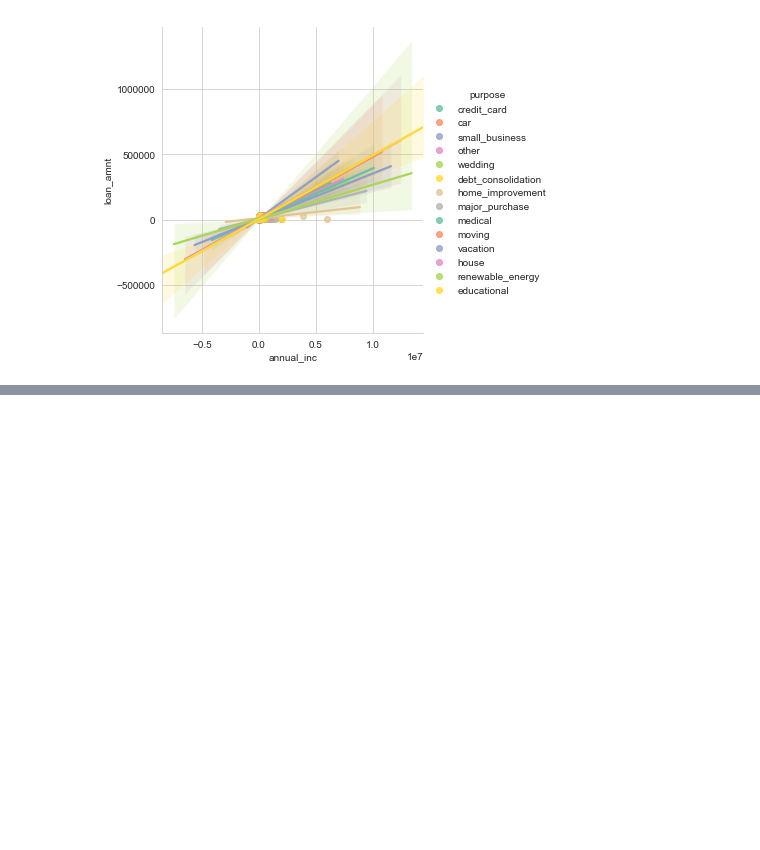
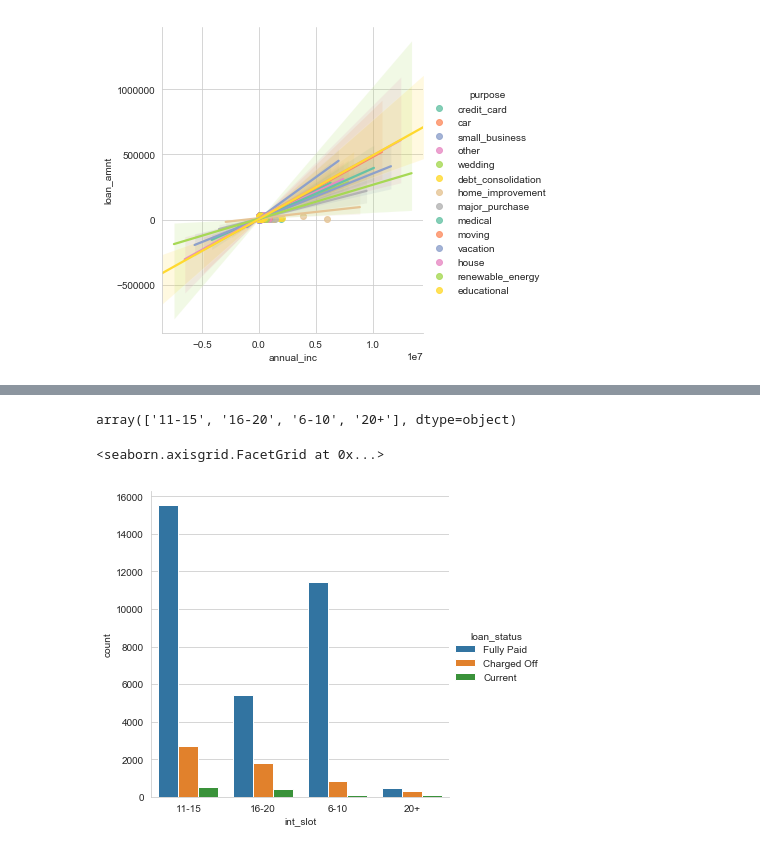
Before and after one commit to krishnamurthypranesh/super-duper-tribble, a Jupyter notebook: src/scripts/LoanDatsaset_RR.ipynb, the cells around one changed output, grey strips where cells are left out. Saved outputs shown, nothing was run; the diff lists cells and outputs as text; code cells hidden in the pictures; blank space fills up the shorter version.

```diff
--- a/src/scripts/LoanDatsaset_RR.ipynb
+++ b/src/scripts/LoanDatsaset_RR.ipynb
@@ -343,0 +347,8 @@ loanDF.policy_code.unique()
+# %%
+#uberDF.loc[(uberDF.Request_HR >= 0) & (uberDF.Request_HR < 1),'TimeSlot'] = 'Mid Night'
+#loanDF.int_rate   = pd.to_numeric(loanDF.int_rate.str.replace('%','').str.strip())
+loanDF.loc[(loanDF.int_rate <= 5), 'int_slot'] = '0-5'
+loanDF.loc[(loanDF.int_rate > 5) & (loanDF.int_rate <= 10), 'int_slot'] = '6-10'
+loanDF.loc[(loanDF.int_rate > 10) & (loanDF.int_rate <= 15), 'int_slot'] = '11-15'
+loanDF.loc[(loanDF.int_rate > 15) & (loanDF.int_rate <= 20), 'int_slot'] = '16-20'
+loanDF.loc[(loanDF.int_rate > 20 ), 'int_slot'] = '20+'
@@ -343,0 +366,9 @@ loanDF.policy_code.unique()
+# %%
+loanDF.int_slot.unique()
+# %% [output]
+array(['11-15', '16-20', '6-10', '20+'], dtype=object)
+# %%
+sns.catplot(x='int_slot', hue='loan_status', data=loanDF, kind='count')
+# %% [output]
+<seaborn.axisgrid.FacetGrid at 0x...>
+[figure, added]
```
Also changed, not shown: parts of 35 cells of this notebook.
